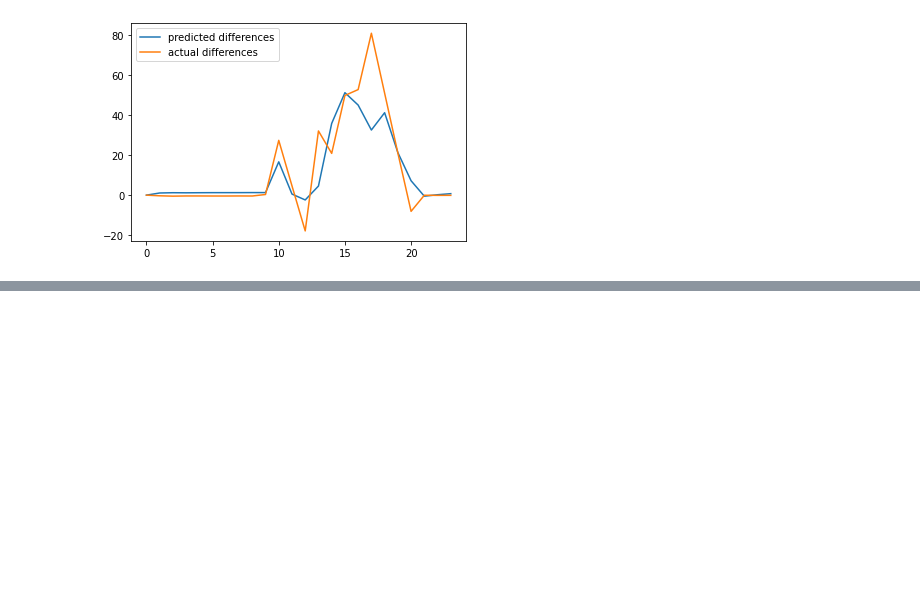
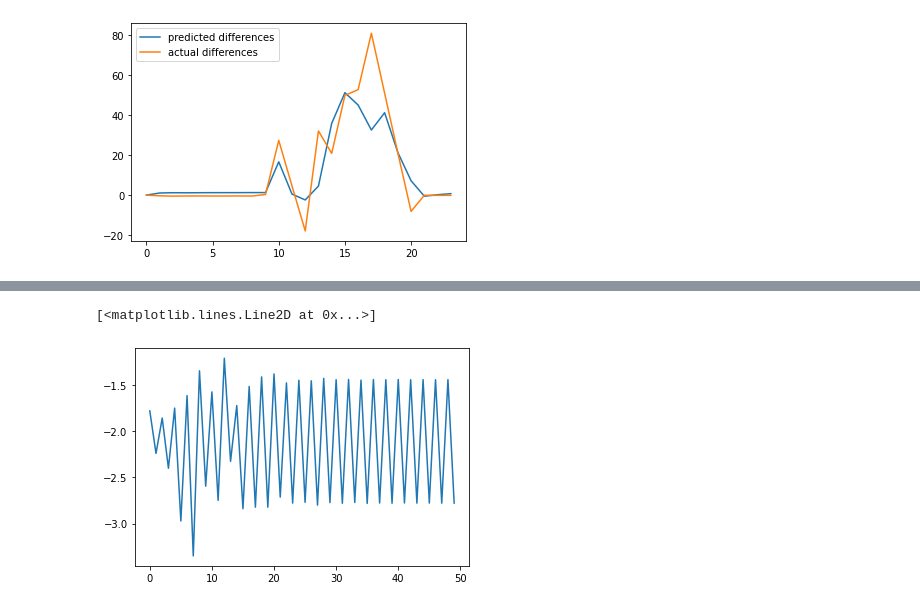
Before and after one commit to JPalakapilly/baselines, a Jupyter notebook: Price Signal Analysis.ipynb, the cells around one changed output, grey strips where cells are left out. Cells and saved outputs as stored; diff of their text form; code cells hidden in the pictures; blank space fills up the shorter version.

```diff
--- a/Price Signal Analysis.ipynb
+++ b/Price Signal Analysis.ipynb
@@ -208,0 +243,16 @@ plt.legend((line1, line2), ("predicted differences", "actual differences"))
+# %%
+bs11 = np.array([-1.77906097, -2.24021566, -1.85696091, -2.40085506, -1.74895602,
+       -2.9721234 , -1.61328533, -3.35085437, -1.34499499, -2.59542996,
+       -1.573749  , -2.74905966, -1.20874413, -2.32551323, -1.72161624,
+       -2.83955873, -1.51447182, -2.82281564, -1.41076029, -2.82274684,
+       -1.3790007 , -2.71340438, -1.47618354, -2.77849339, -1.44685193,
+       -2.77004071, -1.45315514, -2.79994904, -1.42641259, -2.77370181,
+       -1.44148786, -2.78001041, -1.43832427, -2.77218606, -1.44566284,
+       -2.78173961, -1.43936183, -2.77803626, -1.44125053, -2.78041353,
+       -1.439168  , -2.77725305, -1.44146374, -2.7790113 , -1.44046909,
+       -2.7781399 , -1.44112966, -2.77915844, -1.44035746, -2.77843326])
+
+plt.plot(bs11)
+# %% [output]
+[<matplotlib.lines.Line2D at 0x...>]
+[figure, added]
```
Also changed, not shown: parts of 6 cells of this notebook.
